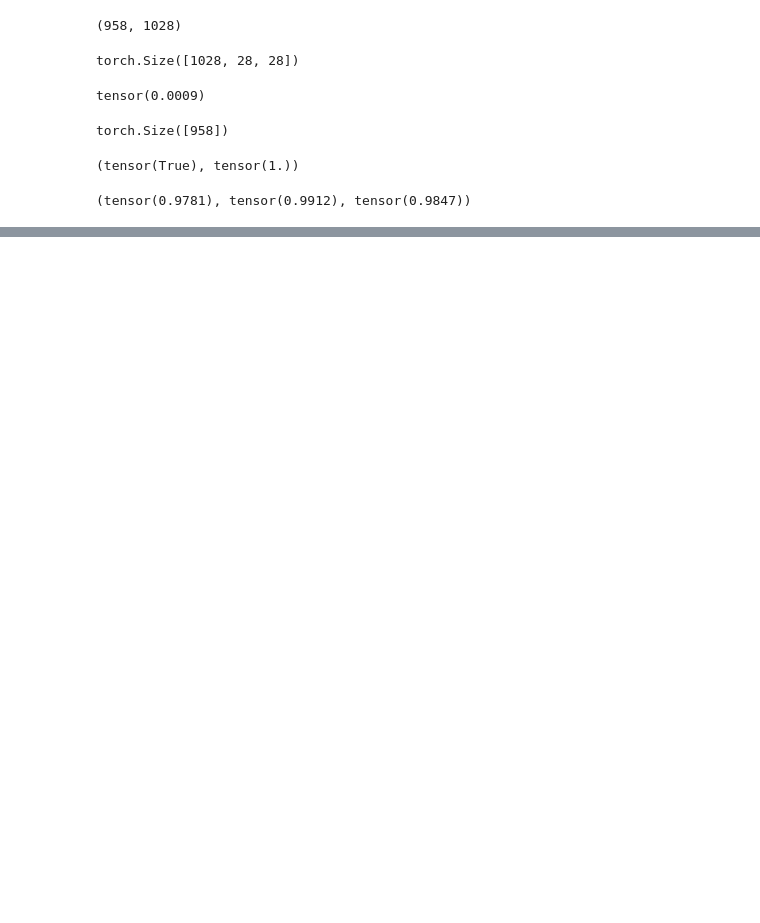
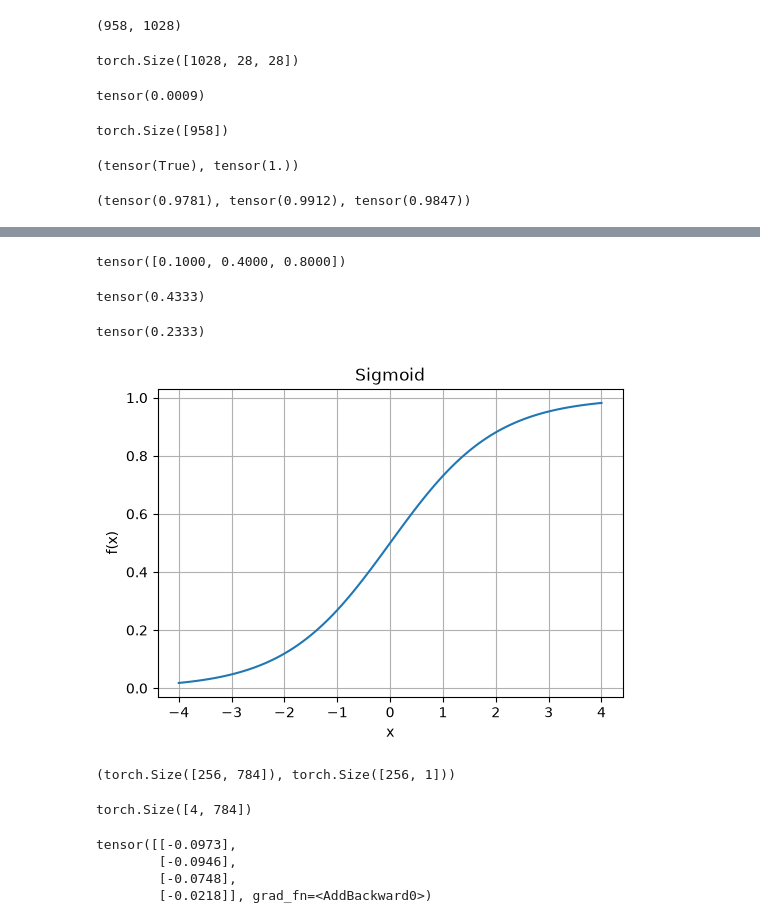
Before and after one commit to mishazawa/nn, a Jupyter notebook: src/mnist.ipynb, the cells around one changed output, grey strips where cells are left out. Drawn from its saved outputs; the diff is of its cells as text; code cells hidden in the pictures; blank space fills up the shorter version.

Commit message:
mnist 67

```diff
--- a/src/mnist.ipynb
+++ b/src/mnist.ipynb
@@ -132,0 +225,16 @@ accuracy_6s,accuracy_7s,(accuracy_6s+accuracy_7s)/2
+# %%
+torch.where(trgts==1, 1-prds, prds)
+# %% [output]
+tensor([0.1000, 0.4000, 0.8000])
+# %%
+mnist_loss(prds,trgts)
+# %% [output]
+tensor(0.4333)
+# %%
+mnist_loss(torch.tensor([0.9, 0.4, 0.8]),trgts)
+# %% [output]
+tensor(0.2333)
+# %%
+utils.plot_function(torch.sigmoid, title='Sigmoid', min=-4, max=4)
+# %% [output]
+[figure, added]
@@ -132,0 +248,23 @@ accuracy_6s,accuracy_7s,(accuracy_6s+accuracy_7s)/2
+# %%
+from src.utils.datasets import CustomDataset
+
+d, l = zip(*dset)
+ds = CustomDataset(d, l)
+dl = DataLoader(ds, batch_size=256)
+xb, yb = next(iter(dl))
+xb.shape,yb.shape
+# %% [output]
+(torch.Size([256, 784]), torch.Size([256, 1]))
+# %%
+batch = train_x[:4]
+batch.shape
+# %% [output]
+torch.Size([4, 784])
+# %%
+preds = linear1(batch)
+preds
+# %% [output]
+tensor([[-0.0973],
+        [-0.0946],
+        [-0.0748],
+        [-0.0218]], grad_fn=<AddBackward0>)
```
Also changed, not shown: parts of 34 cells of this notebook, 5 other files.
